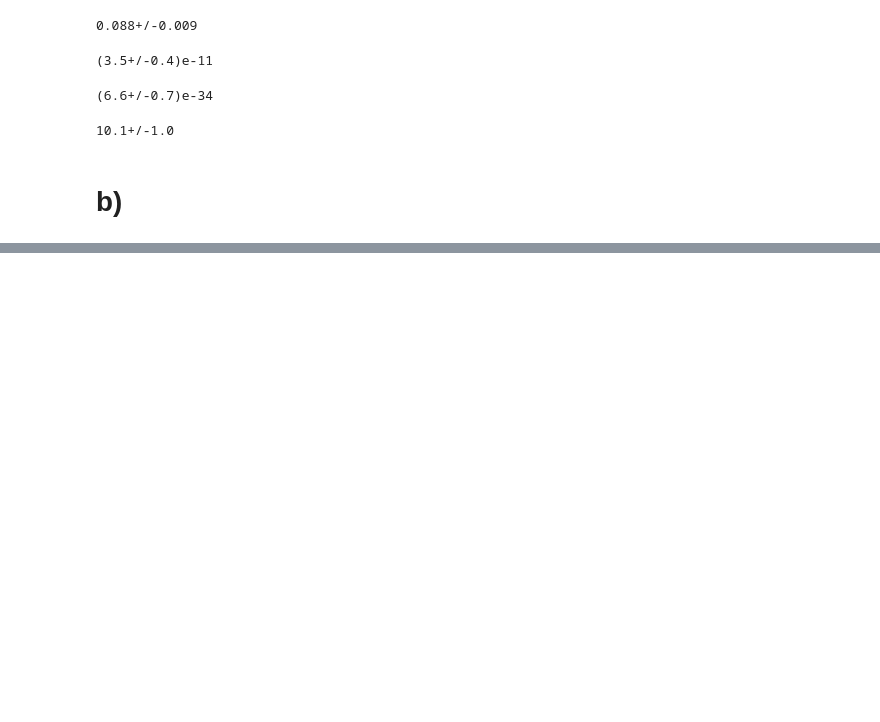
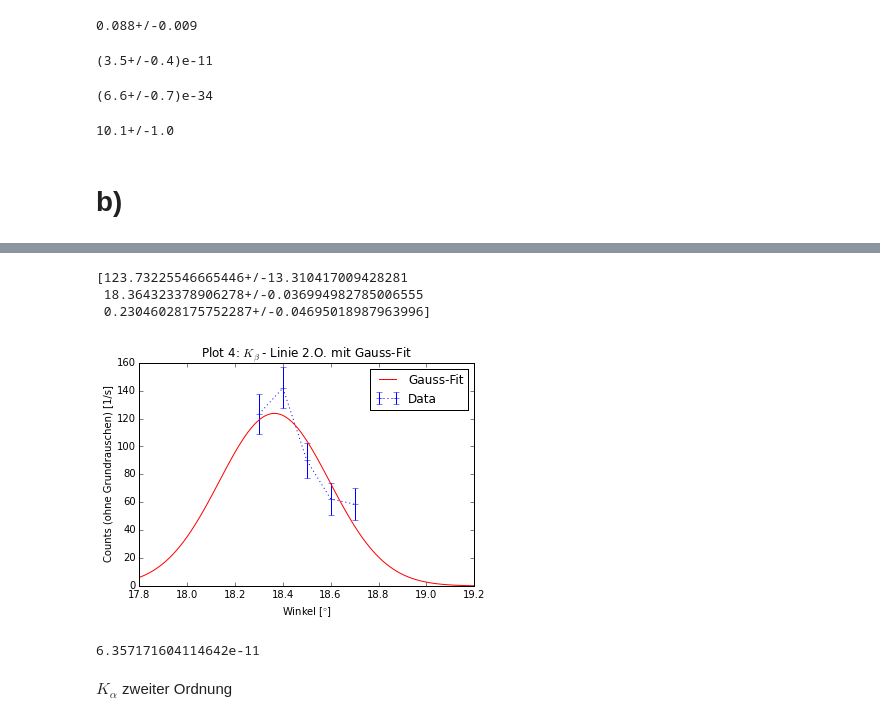
Before and after one commit to krauthex/AP2.2, a Jupyter notebook: v255/v255.ipynb, the cells around one changed output, grey strips where cells are left out. Cells and saved outputs as stored; diff of their text form; code cells hidden in the pictures; blank space fills up the shorter version.

```diff
--- a/v255/v255.ipynb
+++ b/v255/v255.ipynb
@@ -135,0 +212,43 @@ print(np.sqrt(np.diag(pcov)))
+# %%
+## K beta lines second order
+Kb2_winkel = np.array([18.2, 18.3, 18.4, 18.5, 18.6, 18.7])
+Kb2_counts = np.array([120, 154.1, 172.8, 120.8, 93.2, 89.5])
+Kb2_counts_err = np.sqrt(Kb2_counts)
+Kb2_corr = unp.uarray(Kb2_counts, Kb2_counts_err) - BG
+
+x = np.linspace(17.8, 19.2, num=100)
+# %%
+## predefined starting values
+mean = np.mean(Kb2_winkel)
+sigma = np.std(Kb2_winkel)
+
+
+## computing the optimized curve parameters
+popt, pcov = curve_fit(gaussian, Kb2_winkel, unp.nominal_values(Kb2_corr), p0=[np.max(unp.nominal_values(Kb2_corr)), mean, sigma],
+                       sigma=unp.std_devs(Kb2_corr))
+
+## plotting
+plt.xlabel('Winkel [$\degree$]')
+plt.ylabel('Counts (ohne Grundrauschen) [1/s]')
+plt.title('Plot 4: $K_{\\beta}$ - Linie 2.O. mit Gauss-Fit')
+plt.errorbar(Kb2_winkel[1:], unp.nominal_values(Kb2_corr)[1:], yerr=unp.std_devs(Kb2_corr)[1:], fmt='b+:',label='Data')
+plt.plot(x, gaussian(x, *popt), 'r-', label='Gauss-Fit')
+plt.legend()
+
+parameter = unp.uarray(popt, np.sqrt(np.diag(pcov)))
+print(parameter)
+# %% [output]
+[123.73225546665446+/-13.310417009428281
+ 18.364323378906278+/-0.036994982785006555
+ 0.23046028175752287+/-0.04695018987963996]
+[figure, added]
+# %%
+## Bragg'sches Gesetz -> Wellenlänge
+d = 201.4E-12 ## Netzebenenabstand
+
+lamb_b2 = d * unp.sin(Kb2_winkel[Kb2_corr.argmax()] * np.pi / 180) ## Wellenlänge
+print(lamb_b2)
+# %% [output]
+6.357171604114642e-11
+# %% [markdown]
+$K_{\alpha}$ zweiter Ordnung
```
Also changed, not shown: parts of 21 cells of this notebook.
